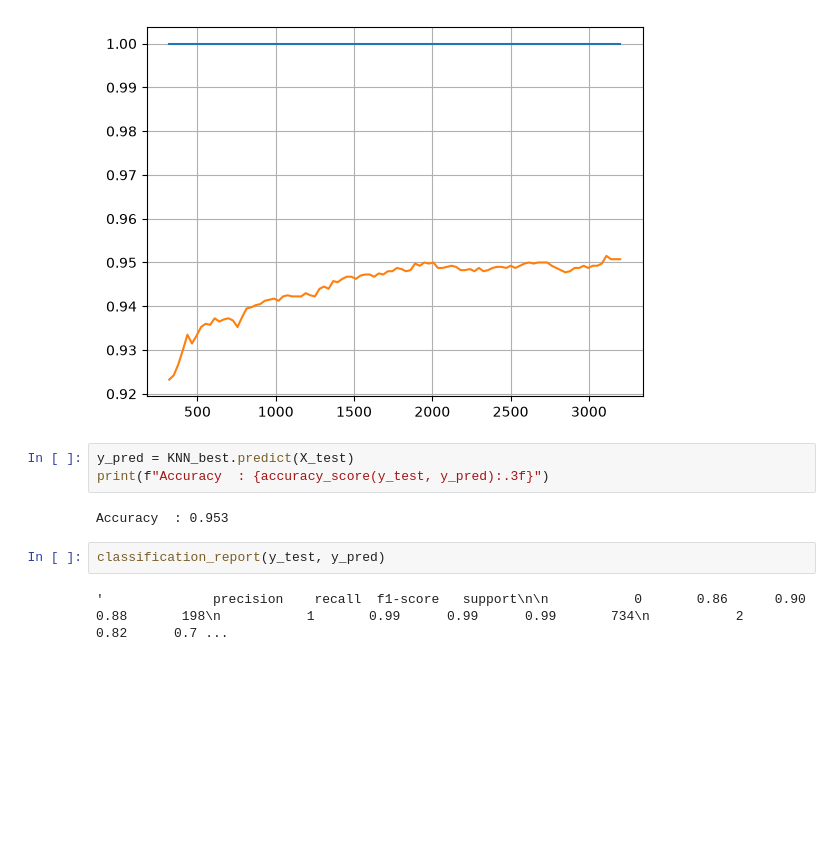
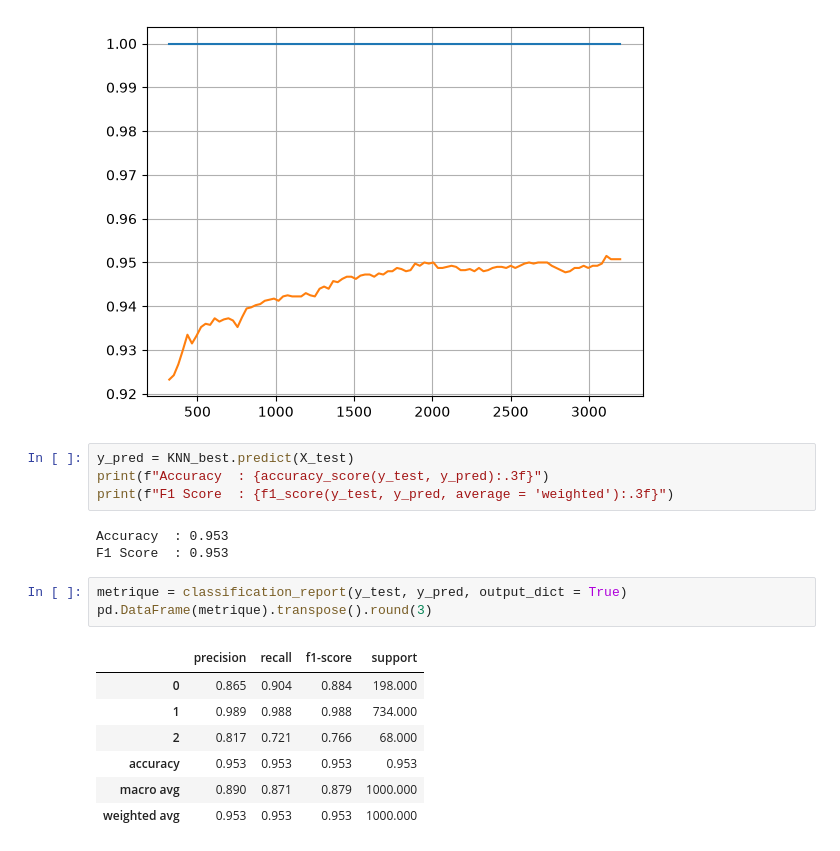
Before and after one commit to SAKPANI/Datasets, a Jupyter notebook: nutri.ipynb, the cells around one changed output. Drawn from its saved outputs; the diff is of its cells as text; blank space fills up the shorter version.

```diff
--- a/nutri.ipynb
+++ b/nutri.ipynb
@@ -264,9 +265,18 @@ plt.grid()
 # %%
 y_pred = KNN_best.predict(X_test)
 print(f"Accuracy  : {accuracy_score(y_test, y_pred):.3f}")
+print(f"F1 Score  : {f1_score(y_test, y_pred, average = 'weighted'):.3f}")
 # %% [output]
 Accuracy  : 0.953
+F1 Score  : 0.953
 # %%
-classification_report(y_test, y_pred)
+metrique = classification_report(y_test, y_pred, output_dict = True)
+pd.DataFrame(metrique).transpose().round(3)
 # %% [output]
-'              precision    recall  f1-score   support\n\n           0       0.86      0.90      0.88       198\n           1       0.99      0.99      0.99       734\n           2       0.82      0.7 ...
+|  | precision | recall | f1-score | support |
+| 0 | 0.865 | 0.904 | 0.884 | 198.000 |
+| 1 | 0.989 | 0.988 | 0.988 | 734.000 |
+| 2 | 0.817 | 0.721 | 0.766 | 68.000 |
+| accuracy | 0.953 | 0.953 | 0.953 | 0.953 |
+| macro avg | 0.890 | 0.871 | 0.879 | 1000.000 |
+| weighted avg | 0.953 | 0.953 | 0.953 | 1000.000 |
```
Also changed, not shown: parts of 14 cells of this notebook.
